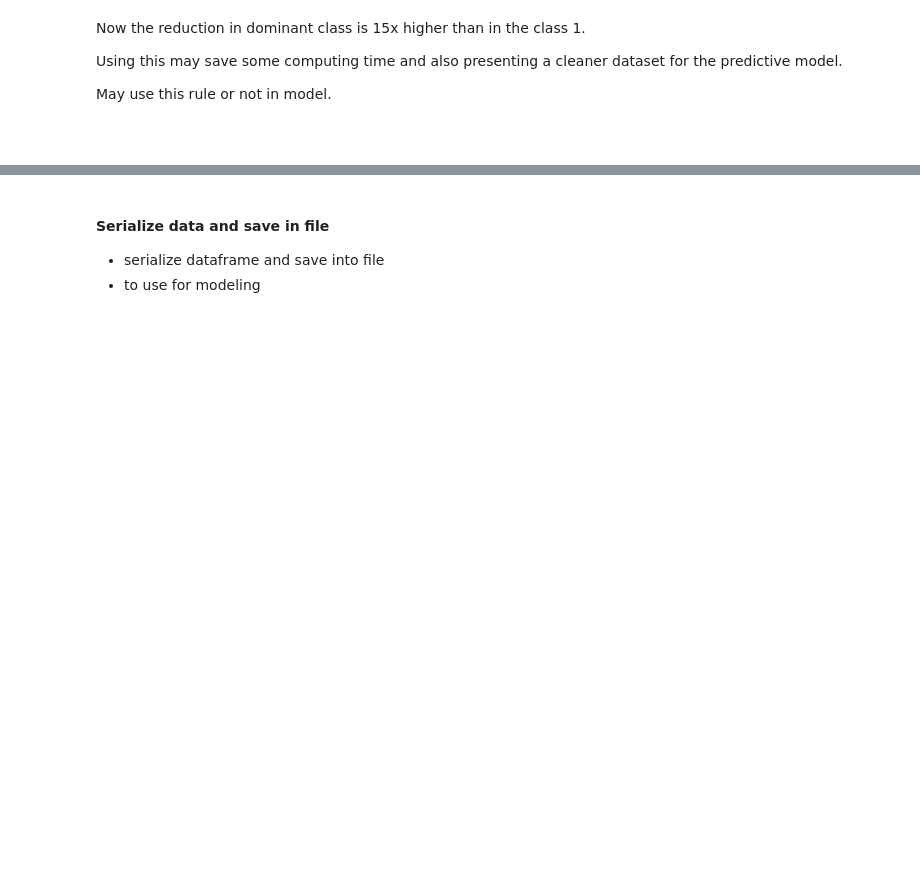
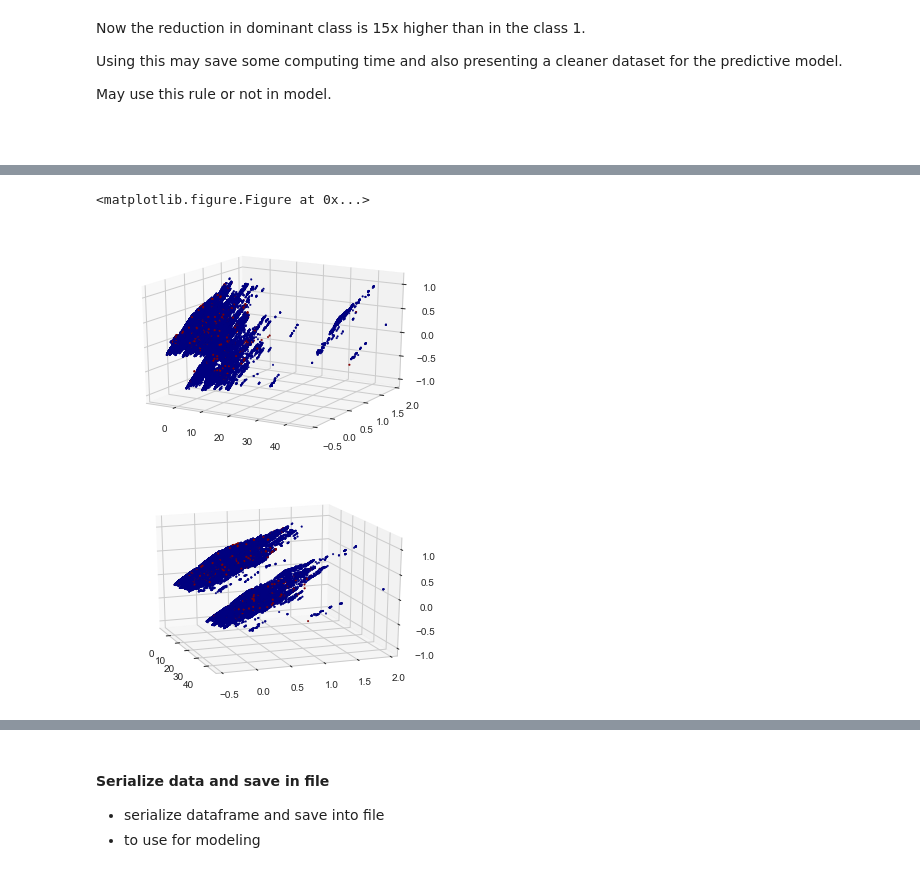
Before and after one commit to BenedictusAryo/classification_backorderPrediction_project, a Jupyter notebook: eda_BackorderPrediction_ver02.ipynb, the cells around one changed output, grey strips where cells are left out. Drawn from its saved outputs; the diff is of its cells as text; code cells hidden in the pictures; blank space fills up the shorter version.

```diff
--- a/eda_BackorderPrediction_ver02.ipynb
+++ b/eda_BackorderPrediction_ver02.ipynb
@@ -605,0 +620,20 @@ May use this rule or not in model.
+# %%
+# n_components = 3
+
+X2 = PCA(3).fit_transform(actives.iloc[:,:-1])
+
+from mpl_toolkits.mplot3d import Axes3D
+
+def plot_pca(azim):
+    fig = plt.figure()
+    ax = fig.add_subplot(111, projection='3d');
+    ax.scatter(X2[:,0], X2[:,1], X2[:,2], c=actives.went_on_backorder, s=3, cmap=plt.cm.jet, alpha=1)
+    ax.view_init(20, azim)
+
+plot_pca(-60)
+plot_pca(-20)
+plt.show()
+# %% [output]
+<matplotlib.figure.Figure at 0x...>
+[figure, added]
+[figure, added]
```
Also changed, not shown: parts of 9 cells of this notebook.
